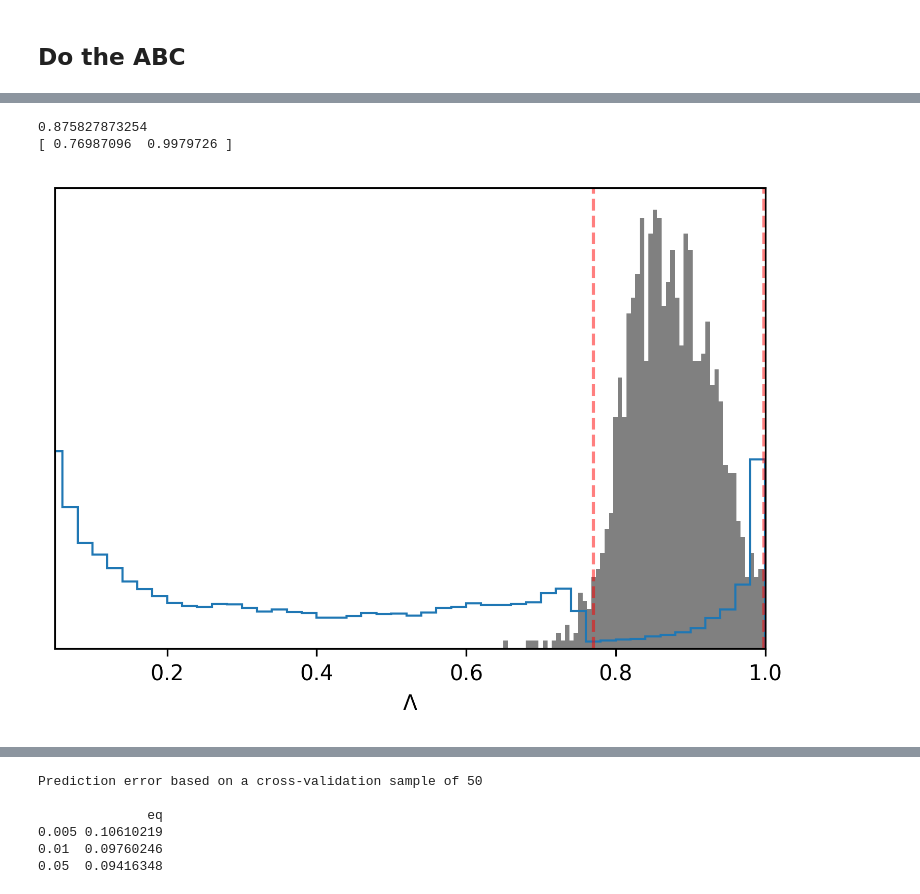
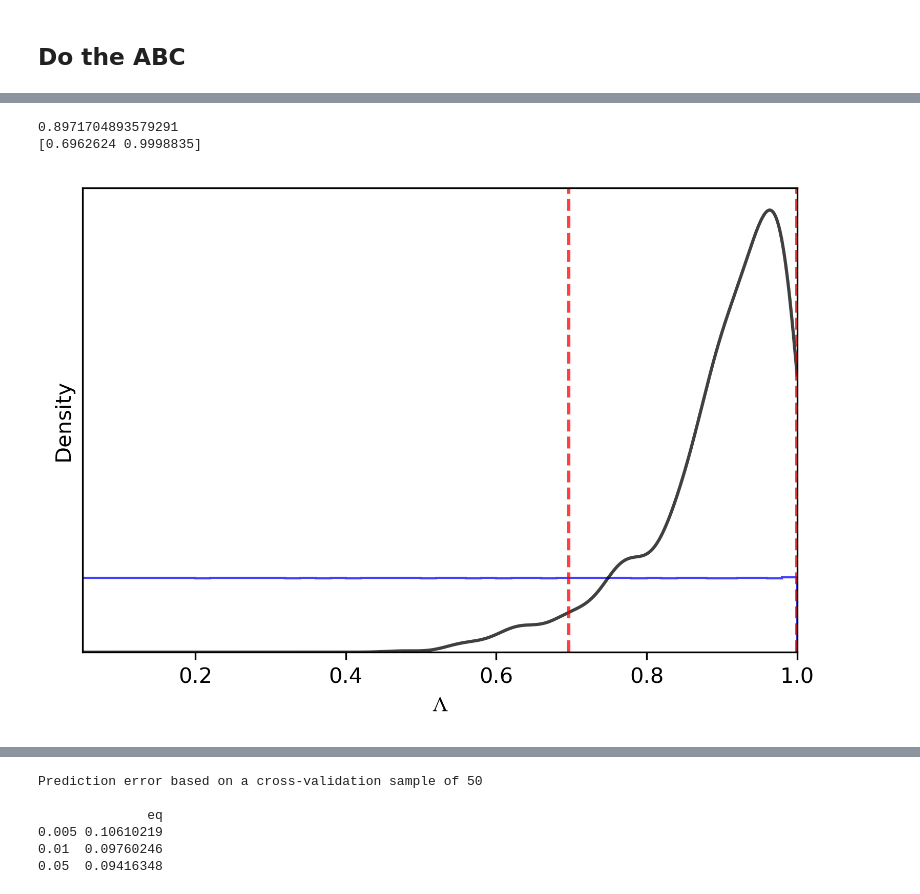
Before and after one commit to isaacovercast/gimmeSAD, a Jupyter notebook: ipython-notebooks/spider_postflight.ipynb, the cells around one changed output, grey strips where cells are left out. Drawn from its saved outputs; the diff is of its cells as text; code cells hidden in the pictures.

Commit message:
Lots of notebook figure changes and adding empirical flag.

```diff
--- a/ipython-notebooks/spider_postflight.ipynb
+++ b/ipython-notebooks/spider_postflight.ipynb
@@ -20,12 +23,12 @@ import subprocess
 # %% [markdown]
 ## Gather all the simulations into one huge simout file
 # %%
-REF_TABLE = os.path.join(SIMOUT_DIR, "priors.txt")
+REF_TABLE = os.path.join(SIMOUT_DIR, "spider-priors.txt")
 outfile = open(REF_TABLE, "w")
 
 ONEPER = False
-REGULARIZE = False
-DROPEQUILIBSIMS = True
+REGULARIZE = True
+DROPEQUILIBSIMS = False
 
 files = glob.glob(SIMOUT_DIR + "*/sumstats.txt")
 numsims = 0
@@ -42,7 +45,7 @@ for f in files:
                     tot = np.sum(hist)
                     hist = hist/float(tot)
                 tmp = line.split()[:7] + map(str,hist)
-                line = " ".join(tmp) + "\n"
+                line = "\t".join(tmp) + "\n"
                 new_lines.append(line)
 
             ## Do or don't drop all the extra sims at equilibrium
@@ -55,10 +58,12 @@ for f in files:
     lines = new_lines
     ## Only choose one step per simulation?
     if lines and ONEPER:
-        lines = [random.choice(lines)]
+        lines = [random.choice(lines).strip()]
+
     ## Don't write blanks
     if lines:
         numsims += len(lines)
+        lines[-1] = lines[-1].strip()
         outfile.write("".join(lines))
         outfile.write("\n")
 outfile.close()
@@ -76,8 +111,6 @@ print(numsims)
 https://www.datacamp.com/community/blog/jupyter-notebook-r#gs.CkjgxoE
 
 ## Load the data into R
-# %%
-REF_TABLE = os.path.join(SIMOUT_DIR, "priors.txt")
 # %%
 %%R -i OBSERVED_FILE -i REF_TABLE
 library(abc)
@@ -115,7 +131,7 @@ Attaching package: ‘SparseM’
 # %%
 %%R
 ## Do or don't regularize the observed pi bins
-if(TRUE){
+if(FALSE){
     shan = OBS[1]
     tot = sum(OBS[2:11])
     OBS = data.frame(c(shan, OBS[2:11]/tot))
@@ -171,8 +187,8 @@ plot(cv.res.reg)
 ## Do the ABC
 # %%
 %%R
-resboth.abc = abc(target=OBS, param=data.frame(eq=PRIOR[,"X.equil"]), sumstat=PRIOR[,7:17], tol=0.04,
-                  method="neuralnet", lambda=0.1, numnet=5)
+resboth.abc = abc(target=OBS, param=data.frame(eq=PRIOR[,"X.equil"]), sumstat=PRIOR[,7:17], tol=0.0025,
+                  hcorr=FALSE, method="rejection", lambda=1, numnet=5, sizenet=30)
 print(summary(resboth.abc))
 hist(resboth.abc)
 plot(resboth.abc, param=PRIOR[,"X.equil"])
@@ -199,30 +220,61 @@ Max.:                  1.0907003
 # %%
 %R -o out out=resboth.abc
 from sklearn.decomposition import PCA
+import scipy
 import matplotlib.pyplot as plt
 import pymc3
+import matplotlib
+from matplotlib.font_manager import FontProperties
+matplotlib.font_manager._rebuild()
+
+## Get lambda prior
+f = open(REF_TABLE).readlines()
+lines = [line.split("\t") for line in f]
+lamb_dat = []
+for line in lines:
+    try:
+        lamb_dat.append(float(line[3]))
+    except:
+        pass
+#n, bins, patches = plt.hist(lamb_dat, bins=50, histtype="step", normed=True)
 
 ## Read in observed data
 
 #print(out.shape)
 eqs = np.array(out[0])
+eqs = eqs[eqs <= 1.0]
 print(np.mean(eqs))
 fig = plt.figure(dpi=300)
+plt.rcParams["font.family"] = "Helvetica"
+
 ax = fig.gca()
 ax.get_yaxis().set_ticks([])
-_, _, _ = plt.hist(eqs, bins=75, color='grey', lw=1, normed=True)
-xs = pymc3.stats.hpd(eqs)[0]
+
+## Histogram of posterior samples
+#_, _, _ = plt.hist(eqs, bins=75, color='grey', lw=1, normed=True)
+
+## KDE
+X_plot = np.linspace(0.05, 1, 1000)
+kde = scipy.stats.gaussian_kde(eqs)
+plt.plot(X_plot, kde(X_plot), alpha=0.75, color='black')
+
+## HPD
+xs = pymc3.stats.hpd(eqs)
 print(xs)
-plt.axvline(xs[0], color='r', linestyle='--', alpha=0.5)
-plt.axvline(xs[1], color='r', linestyle='--', alpha=0.5)
-plt.xlabel(u"Λ")
+plt.axvline(xs[0], color='r', linestyle='--', alpha=0.75)
+plt.axvline(xs[1], color='r', linestyle='--', alpha=0.75)
+
+font = FontProperties()
+font.set_family('Times New Roman')
+plt.xlabel(u"Λ", fontproperties=font)
+plt.ylabel(u"Density")
 ## Truncate to show all or part of prior
 plt.xlim((0.05, 1))
-plt.hist(lamb_dat, bins=50, histtype="step", normed=True)
+plt.hist(lamb_dat, bins=50, histtype="step", normed=True, color='b', alpha=0.75)
 plt.savefig("/home/isaac/gimmeSAD/spider-both-equilib-posterior.svg")
 # %% [output]
-0.875827873254
-[ 0.76987096  0.9979726 ]
+0.8971704893579291
+[0.6962624 0.9998835]
-[figure, old version]
+[figure, new version]
 # %%
 %%R
```
Also changed, not shown: parts of 37 cells of this notebook, 9 other files.
